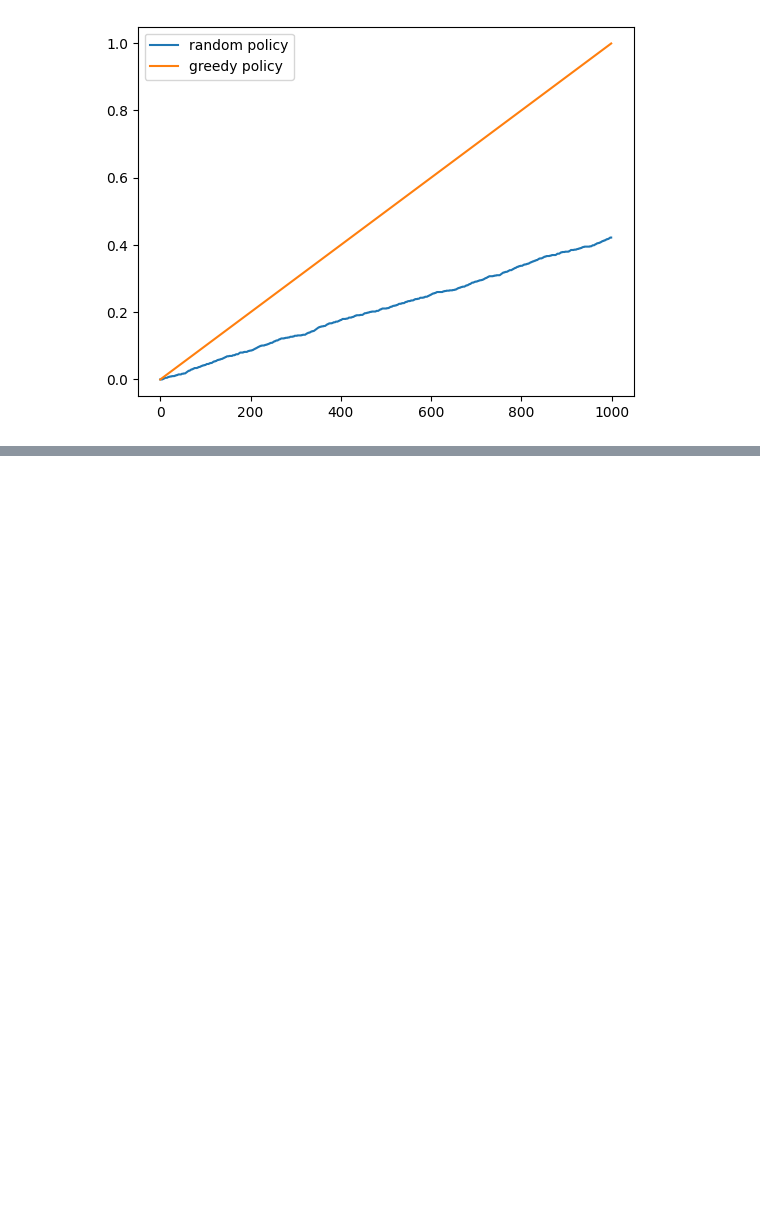
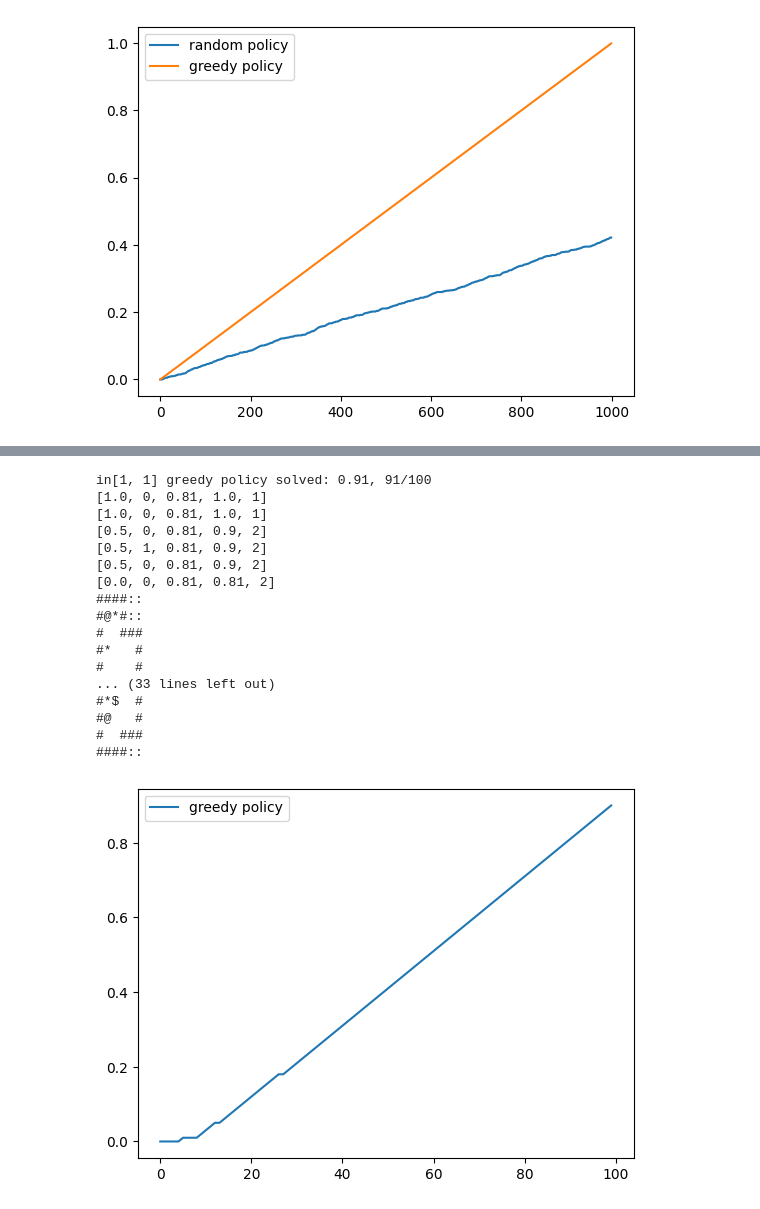
Before and after one commit to paulkroe/Schokoban, a Jupyter notebook: backward_agent.ipynb, the cells around one changed output, grey strips where cells are left out. Drawn from its saved outputs; the diff is of its cells as text; code cells hidden in the pictures; blank space fills up the shorter version.

Commit message:
Some experiments with the new distance function for the backward agent on level 1 look very promising.

```diff
--- a/backward_agent.ipynb
+++ b/backward_agent.ipynb
@@ -201 +235,29 @@ in [1, 1] random policy solved: 0.55, 55/100
 ... (9 outputs left out)
+# %%
+torch.manual_seed(40)
+random.seed(40)
+np.random.seed(40)
+backwardagent = BackwardAgent()
+backwardagent.train(number_of_episodes=100, start=1, end=1)
+env = game.ReverseGame(game.Game(level_id=1), disable_prints=True)
+boards, packing_order = backwardagent.backward_trajectory(env)
+BackwardAgent.print_trajectory(boards)
+# %% [output]
+in[1, 1] greedy policy solved: 0.91, 91/100
+[1.0, 0, 0.81, 1.0, 1]
+[1.0, 0, 0.81, 1.0, 1]
+[0.5, 0, 0.81, 0.9, 2]
+[0.5, 1, 0.81, 0.9, 2]
+[0.5, 0, 0.81, 0.9, 2]
+[0.0, 0, 0.81, 0.81, 2]
+####::
+#@*#::
+#  ###
+#*   #
+#    #
+... (33 lines left out)
+#*$  #
+#@   #
+#  ###
+####::
+[figure, added]
```
Also changed, not shown: parts of 3 cells of this notebook.
